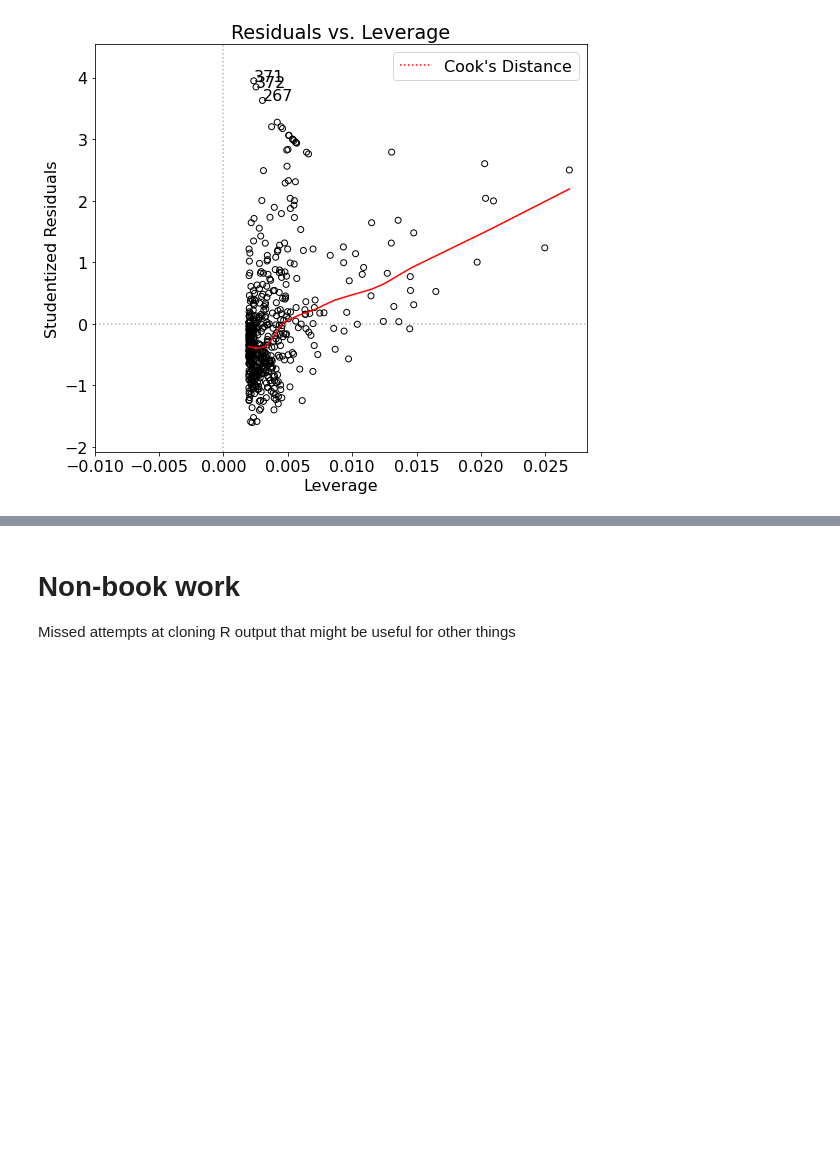
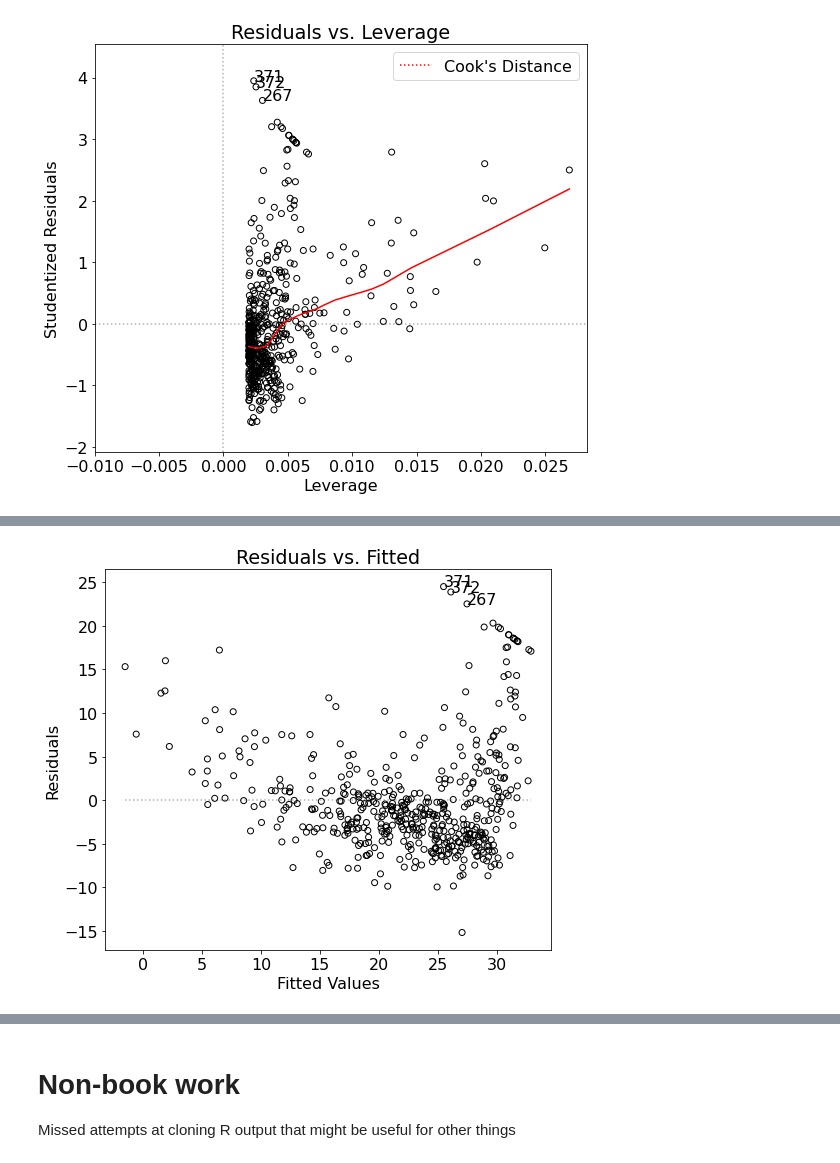
Before and after one commit to bkdevart/islr2, a Jupyter notebook: python/islr2_3.ipynb, the cells around one changed output, grey strips where cells are left out. Drawn from its saved outputs; the diff is of its cells as text; code cells hidden in the pictures; blank space fills up the shorter version.

Commit message:
completed 3.6.2 graphs in python.  started 3.6.3 multiple linear regression in both r and python files

```diff
--- a/python/islr2_3.ipynb
+++ b/python/islr2_3.ipynb
@@ -182,17 +182,18 @@ plot(lm.fit)
 # %%
 # https://towardsdatascience.com/going-from-r-to-python-linear-regression-diagnostic-plots-144d1c4aa5a
 # note the R notation in formula.api.ols
-def residuals_vs_fitted(results):
+def residuals_vs_fitted(results, smoothing=True):
     residuals = results.resid
     fitted = results.fittedvalues
-    smoothed = lowess(residuals, fitted)
     top3 = abs(residuals).sort_values(ascending = False)[:3]
 
     plt.rcParams.update({'font.size': 16})
     plt.rcParams["figure.figsize"] = (8,7)
     fig, ax = plt.subplots()
     ax.scatter(fitted, residuals, edgecolors = 'k', facecolors = 'none')
-    ax.plot(smoothed[:,0],smoothed[:,1],color = 'r')
+    if smoothing == True:
+        smoothed = lowess(residuals, fitted)
+        ax.plot(smoothed[:,0],smoothed[:,1],color = 'r')
     ax.set_ylabel('Residuals')
     ax.set_xlabel('Fitted Values')
     ax.set_title('Residuals vs. Fitted')
@@ -312,4 +322,7 @@ Plot residuals: `plot(predict(lm.fit), residuals(lm.fit))`
 # %%
 # looks like residuals_vs_fitted() minus smoothed red line
+residuals_vs_fitted(results, smoothing=False)
+# %% [output]
+[figure, added]
 # %% [markdown]
 Plot residuals: `plot(predict(lm.fit), rstudent(lm.fit))`
```
Also changed, not shown: parts of 14 cells of this notebook, 4 other files.
